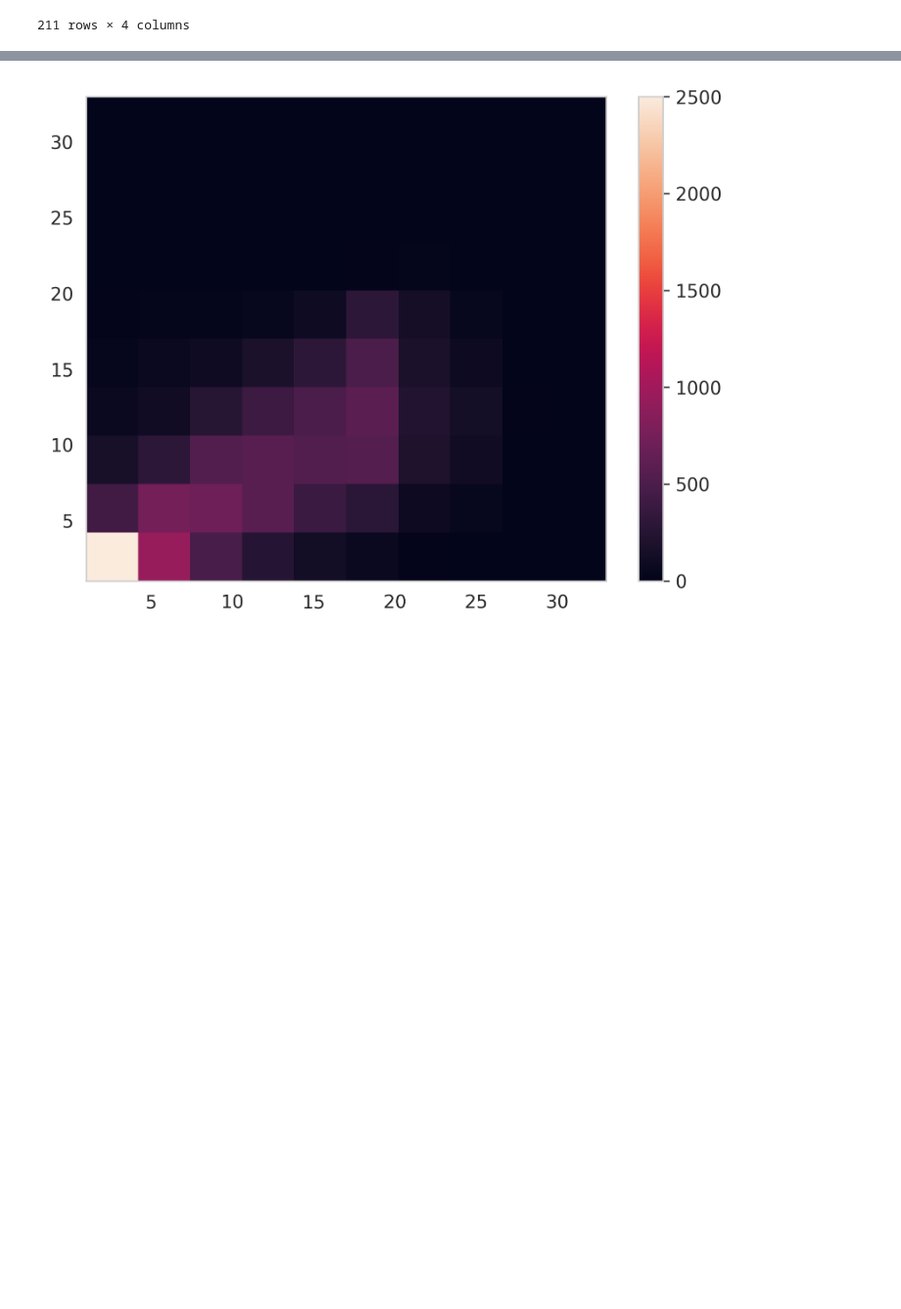
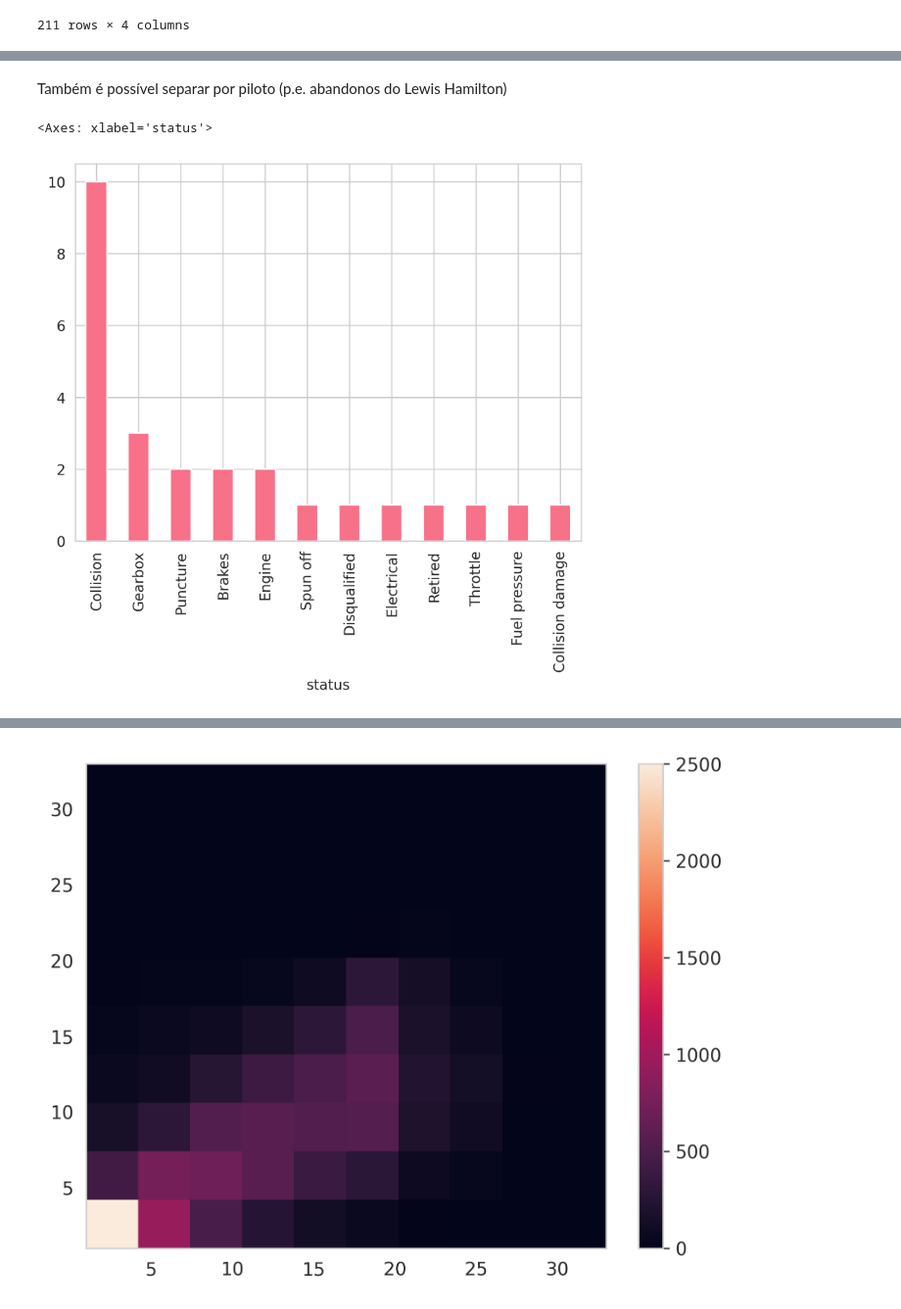
Before and after one commit to GuiCT/data-science-uni, a Jupyter notebook: analysis.ipynb, the cells around one changed output, grey strips where cells are left out. Shown at 98% size. Saved outputs shown, nothing was run; the diff lists cells and outputs as text; code cells hidden in the pictures; blank space fills up the shorter version.

```diff
--- a/analysis.ipynb
+++ b/analysis.ipynb
@@ -276,0 +341,7 @@ result_df_raw
+# %% [markdown]
+Também é possível separar por piloto (p.e. abandonos do Lewis Hamilton)
+# %%
+dnf_df.query("driverId == 1 & status not in @@exclude_status", engine="python")["status"].value_counts().head(15).plot(kind="bar")
+# %% [output]
+<Axes: xlabel='status'>
+[figure, added]
```
Also changed, not shown: parts of 17 cells of this notebook, 1 other file.
